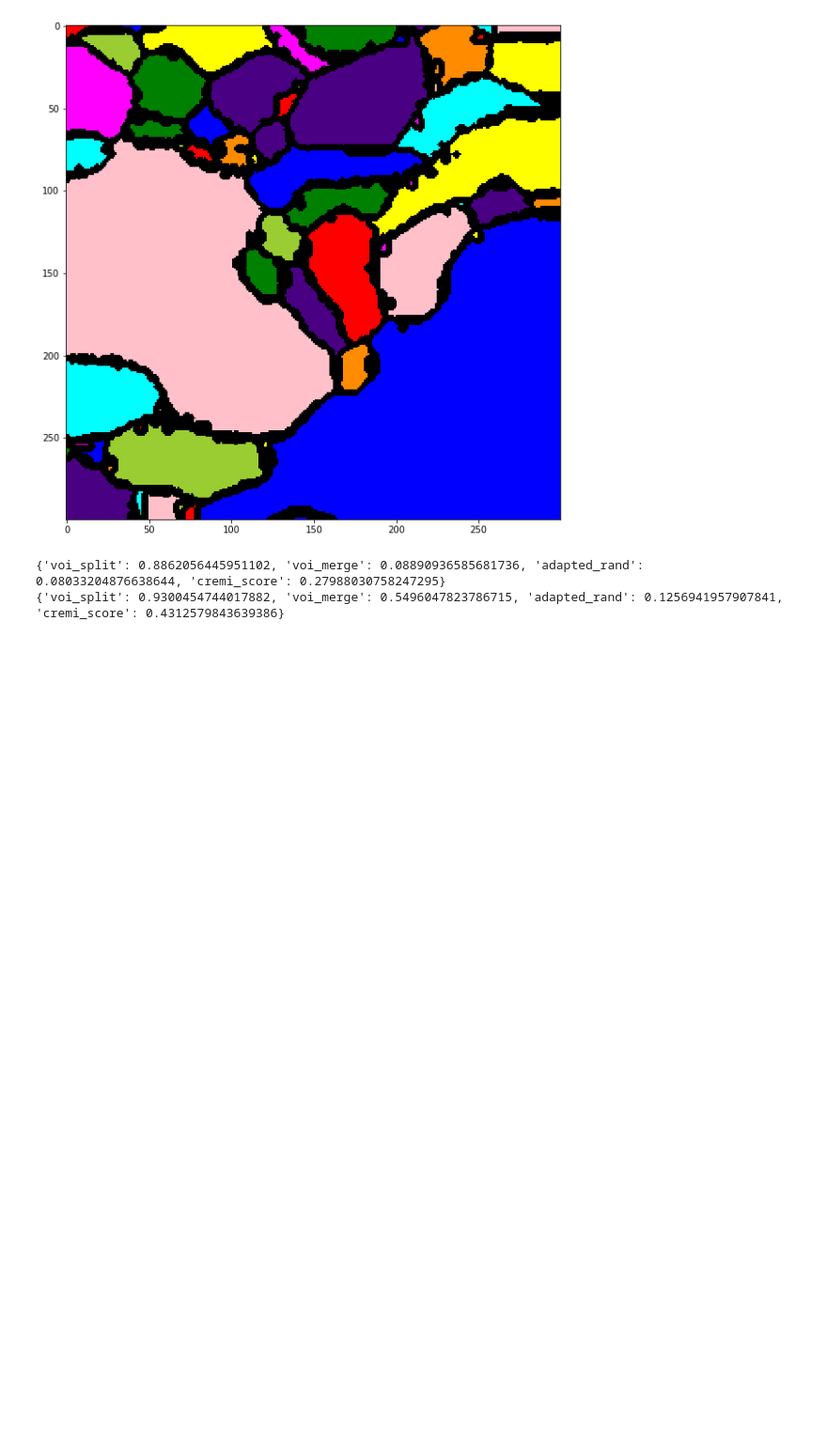
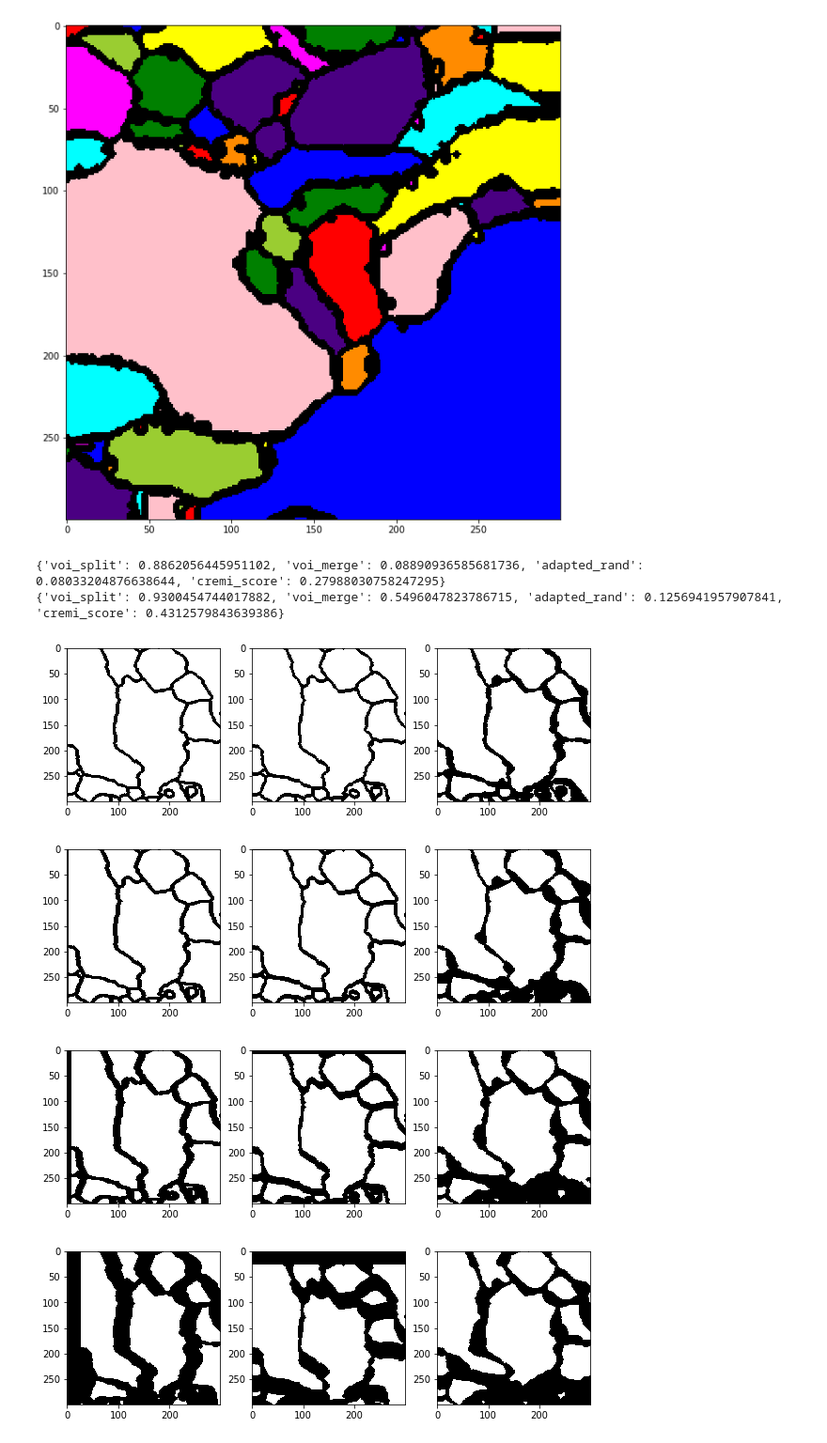
Before and after one commit to image-infomatics/neutorch, a Jupyter notebook: neutorch/notebooks/data_explore.ipynb, the cells around one changed output. Shown: that part at 94% size. Cells and saved outputs as stored; diff of their text form; code cells hidden in the pictures; blank space fills up the shorter version.

```diff
--- a/neutorch/notebooks/data_explore.ipynb
+++ b/neutorch/notebooks/data_explore.ipynb
@@ -178,10 +178,10 @@ def select_random(vol, sz):
     cx = random.randint(0, x-sx)
     return np.s_[..., cz:cz+sz, cy:cy+sy, cx:cx+sx]
 
-sl = select_random(affinityC, (30,300,300))
-aff = affinityC[sl]
-tru = trueC[sl]
-seg = do_agglomeration(aff, threshold=0.7)
+# sl = select_random(affinityC, (30,300,300))
+# aff = affinityC[sl]
+# tru = trueC[sl]
+# seg = do_agglomeration(aff, threshold=0.7)
 
 # seg_clean = seg.copy()
 # classes, counts = np.unique(seg, return_counts=True)
@@ -223,3 +220,40 @@ print(m)
 # %% [output]
 {'voi_split': 0.8862056445951102, 'voi_merge': 0.08890936585681736, 'adapted_rand': 0.08033204876638644, 'cremi_score': 0.27988030758247295}
 {'voi_split': 0.9300454744017882, 'voi_merge': 0.5496047823786715, 'adapted_rand': 0.1256941957907841, 'cremi_score': 0.4312579843639386}
+# %%
+# segmentation label into affinty map
+def compute_affinity(label, affinity_offsets, border_width =2):
+
+    z0, y0, x0 = label.shape
+    (zo, yo, xo) = affinity_offsets
+
+    # add background mask
+    masked_label = np.zeros(label.shape, dtype=np.uint64)
+    create_border_mask(label, masked_label, border_width, 0)
+
+    # along some axis X, affinity is 1 or 0 based on if voxel x === x-1
+    affinity = np.zeros((3, z0, y0, x0))
+    affinity[2, zo:, :, :] = masked_label[..., zo:, :,
+                                            :] == masked_label[..., 0:-zo, :, :]  # z channel
+    affinity[1, :, yo:, :] = masked_label[..., :, yo:,
+                                            :] == masked_label[..., :, 0:-yo, :]  # y channel
+    affinity[0, :, :, xo:] = masked_label[..., :, :,
+                                            xo:] == masked_label[..., :, :, 0:-xo]  # x channel
+
+    # but back in background labels
+    affinity[:, masked_label == 0] = 0
+
+    return affinity
+# %%
+sl = select_random(trueA, (30,300,300))
+lbl = trueA[sl]
+i=10
+offsets = ((1,1,1),(2,3,3),(3,9,9),(4,27,27))
+for off in offsets:
+    aff = compute_affinity(lbl, off)
+    view_affinity(aff, i=i)
+# %% [output]
+[figure, added]
+[figure, added]
+[figure, added]
+[figure, added]
```
Also changed, not shown: parts of 12 cells of this notebook, 6 other files.
